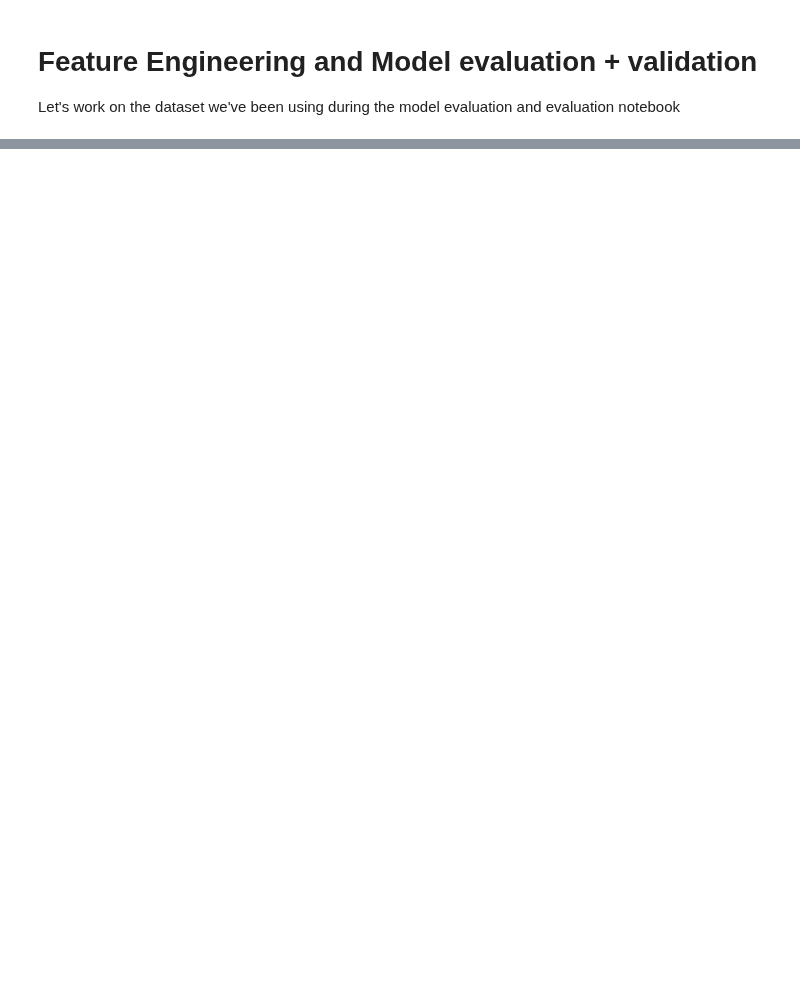
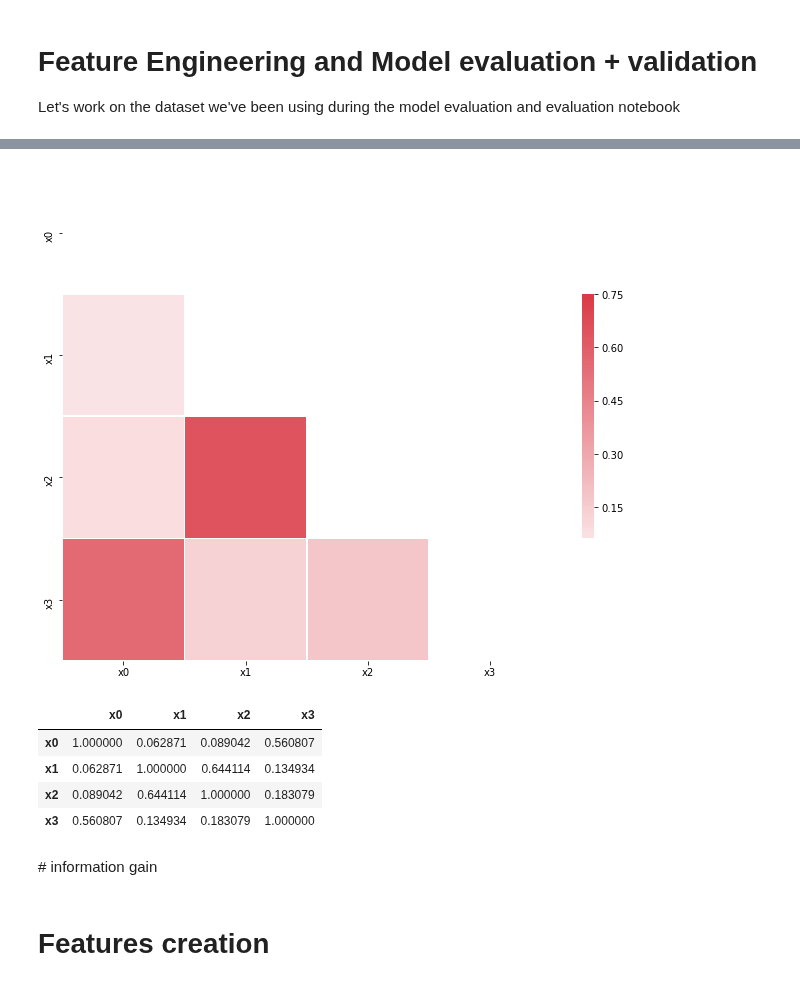
Before and after one commit to renero/class_notebooks, a Jupyter notebook: CMC proposed solution.ipynb, the cells around one changed output, grey strips where cells are left out. Drawn from its saved outputs; the diff is of its cells as text; code cells hidden in the pictures; blank space fills up the shorter version.

```diff
--- a/CMC proposed solution.ipynb
+++ b/CMC proposed solution.ipynb
@@ -89,4 +7,0 @@ def assess(df):
-# %%
-df = init_dataset()
-print('Baseline\n--------')
-baseline_F1, test_F1 = assess(df)
@@ -227,0 +184,12 @@ ds.features.shape
+# %%
+df.plot_correlation_matrix(df.numerical_correlated()[1])
+df.numerical_correlated()[1]
+# %% [output]
+[figure, added]
+|  | x0 | x1 | x2 | x3 |
+| x0 | 1.000000 | 0.062871 | 0.089042 | 0.560807 |
+| x1 | 0.062871 | 1.000000 | 0.644114 | 0.134934 |
+| x2 | 0.089042 | 0.644114 | 1.000000 | 0.183079 |
+| x3 | 0.560807 | 0.134934 | 0.183079 | 1.000000 |
+# %% [markdown]
+# information gain
@@ -227,0 +205,2 @@ ds.features.shape
+# %% [markdown]
+# Features creation
```
Also changed, not shown: parts of 54 cells of this notebook, 1 other file.
